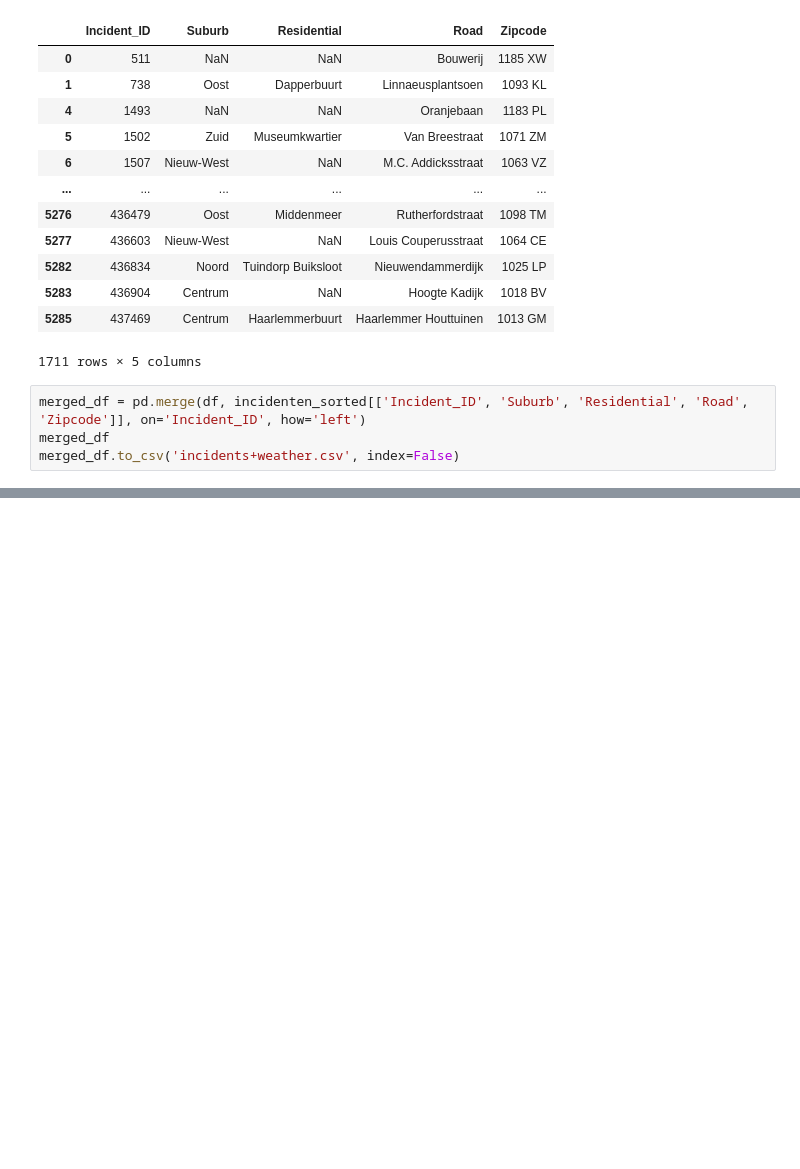
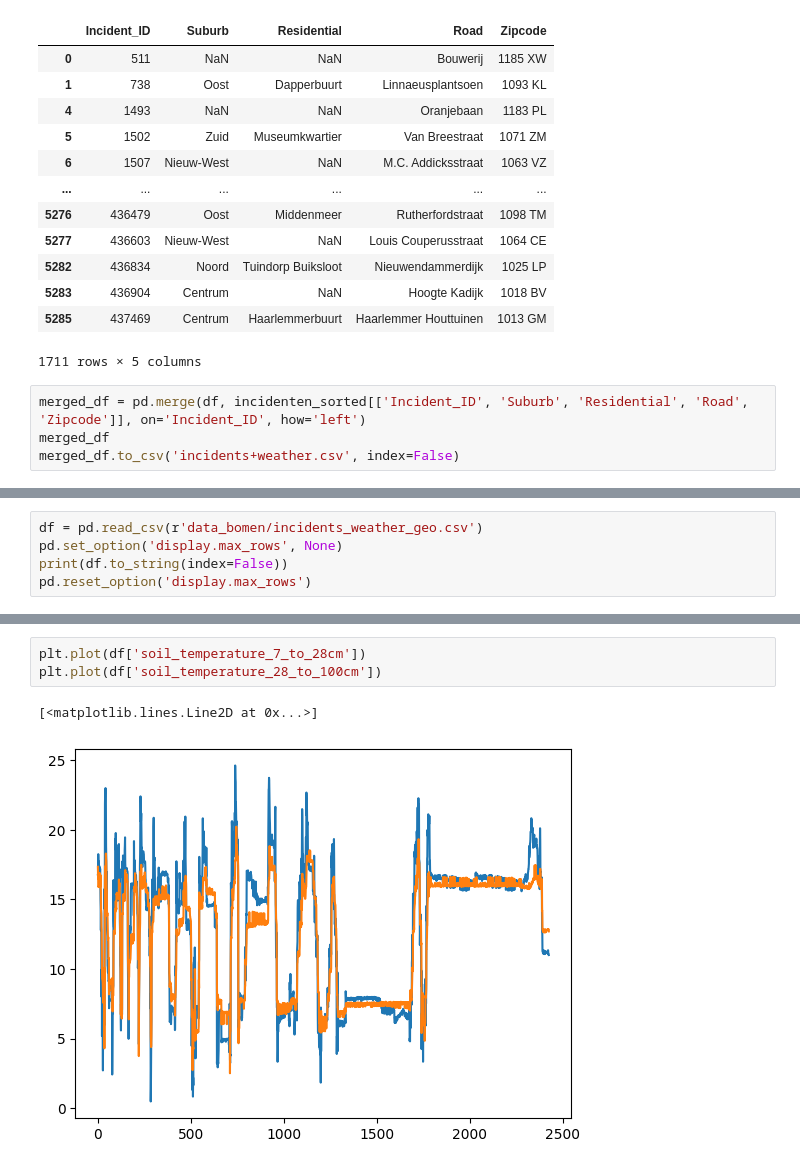
Before and after one commit to UhhBart/MSc_DSP_G2, a Jupyter notebook: src/data_cleaning.ipynb, the cells around one changed output, grey strips where cells are left out. Drawn from its saved outputs; the diff is of its cells as text; blank space fills up the shorter version.

```diff
--- a/src/data_cleaning.ipynb
+++ b/src/data_cleaning.ipynb
@@ -351,0 +396,5 @@ df
+# %%
+df = pd.read_csv(r'data_bomen/incidents_weather_geo.csv')
+pd.set_option('display.max_rows', None)
+print(df.to_string(index=False))
+pd.reset_option('display.max_rows')
@@ -351,0 +419,6 @@ df
+# %%
+plt.plot(df['soil_temperature_7_to_28cm'])
+plt.plot(df['soil_temperature_28_to_100cm'])
+# %% [output]
+[<matplotlib.lines.Line2D at 0x...>]
+[figure, added]
```
Also changed, not shown: parts of 6 cells of this notebook, 4 other files.
